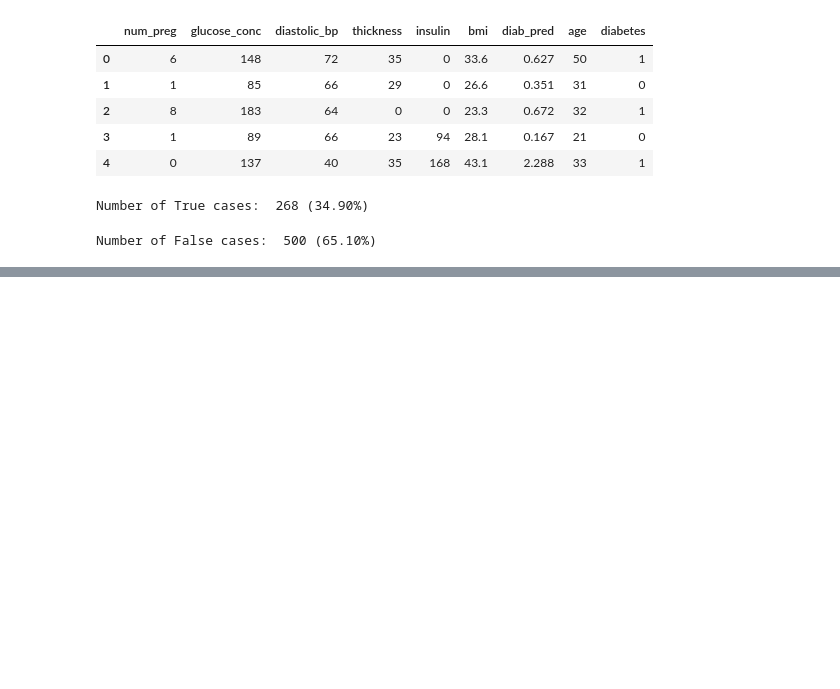
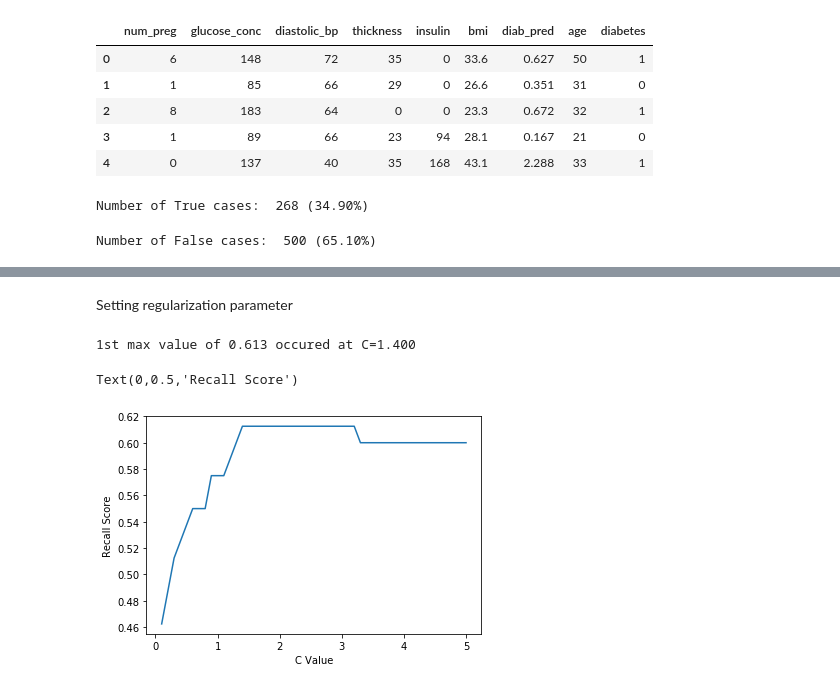
Before and after one commit to Zachary-T-Richmond/pima-prediction, a Jupyter notebook: Pima-Prediction.ipynb, the cells around one changed output, grey strips where cells are left out. Cells and saved outputs as stored; diff of their text form; code cells hidden in the pictures; blank space fills up the shorter version.

```diff
--- a/Pima-Prediction.ipynb
+++ b/Pima-Prediction.ipynb
@@ -145,0 +301,5 @@ Number of False cases:  500 (65.10%)
+# %%
+from sklearn.ensemble import RandomForestClassifier
+
+rfModel = RandomForestClassifier(random_state=42)  # create randome forest object
+rfModel.fit(xTrain, yTrain.ravel())
@@ -145,0 +348,6 @@ Number of False cases:  500 (65.10%)
+# %%
+from sklearn.linear_model import LogisticRegression
+
+lrModel = LogisticRegression(C=0.7, random_state=42)
+lrModel.fit(xTrain,yTrain.ravel())
+lrPredictTest = lrModel.predict(xTest)
@@ -145,0 +370,36 @@ Number of False cases:  500 (65.10%)
+# %% [markdown]
+Setting regularization parameter
+# %%
+cStart = 0.1
+cEnd = 5
+cInc = 0.1
+
+cValues, recallScores = [], []
+
+cVal = cStart
+bestRecallScore = 0
+while (cVal < cEnd):
+    cValues.append(cVal)
+    lrModelLoop = LogisticRegression(C=cVal, random_state=42)
+    lrModelLoop.fit(xTrain, yTrain.ravel())
+    lrPredictLoopTest = lrModelLoop.predict(xTest)
+    recallScore = metrics.recall_score(yTest, lrPredictLoopTest)
+    recallScores.append(recallScore)
+    if (recallScore > bestRecallScore):
+        bestRecallScore = recallScore
+        bestLrPredictTest = lrPredictLoopTest
+
+    cVal = cVal + cInc
+
+bestScoreCVal = cValues[recallScores.index(bestRecallScore)]
+print("1st max value of {0:.3f} occured at C={1:.3f}".format(bestRecallScore, bestScoreCVal))
+# %% [output]
+1st max value of 0.613 occured at C=1.400
+# %%
+%matplotlib inline
+plt.plot(cValues,recallScores, '-')
+plt.xlabel("C Value")
+plt.ylabel("Recall Score")
+# %% [output]
+Text(0,0.5,'Recall Score')
+[figure, added]
```
Also changed, not shown: parts of 34 cells of this notebook.
